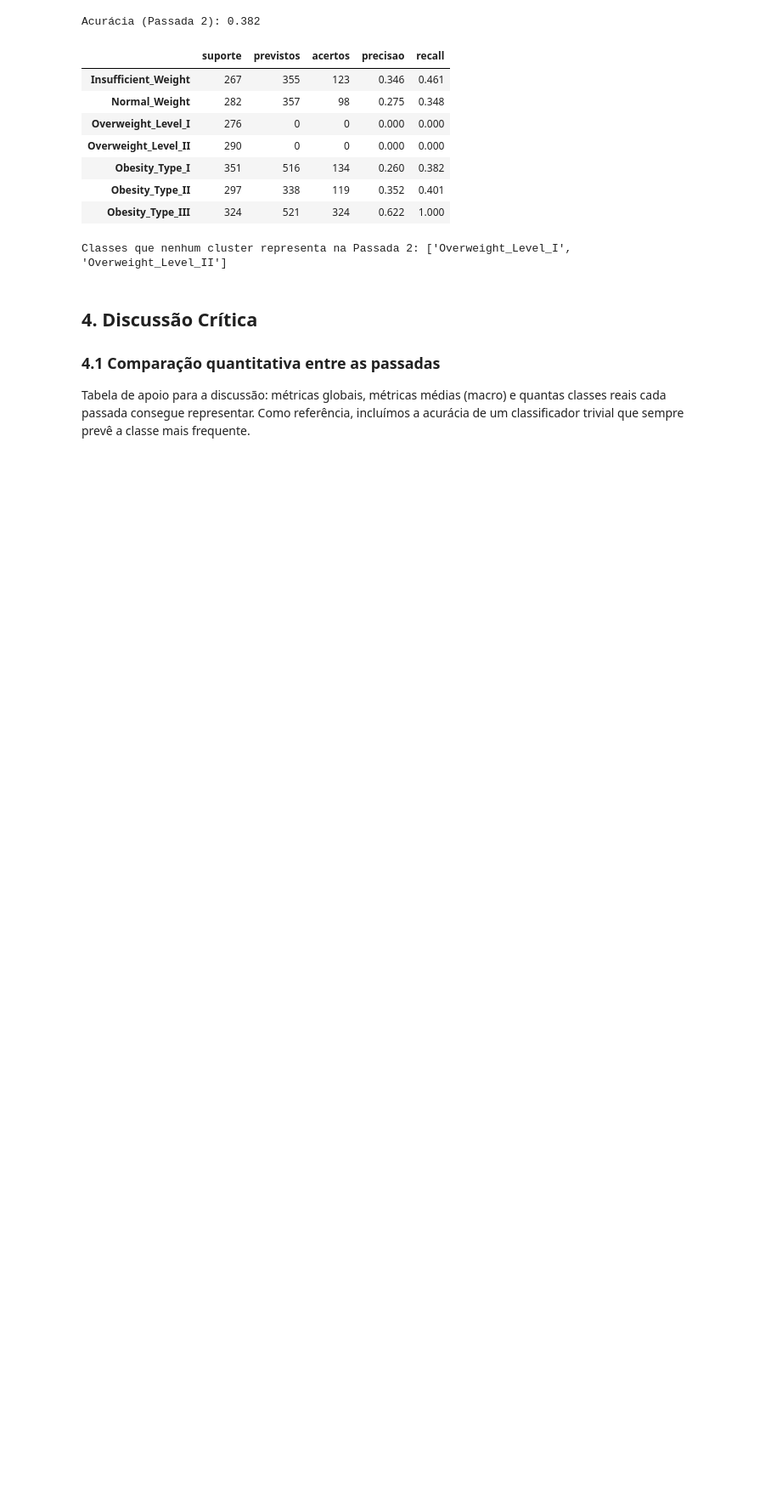
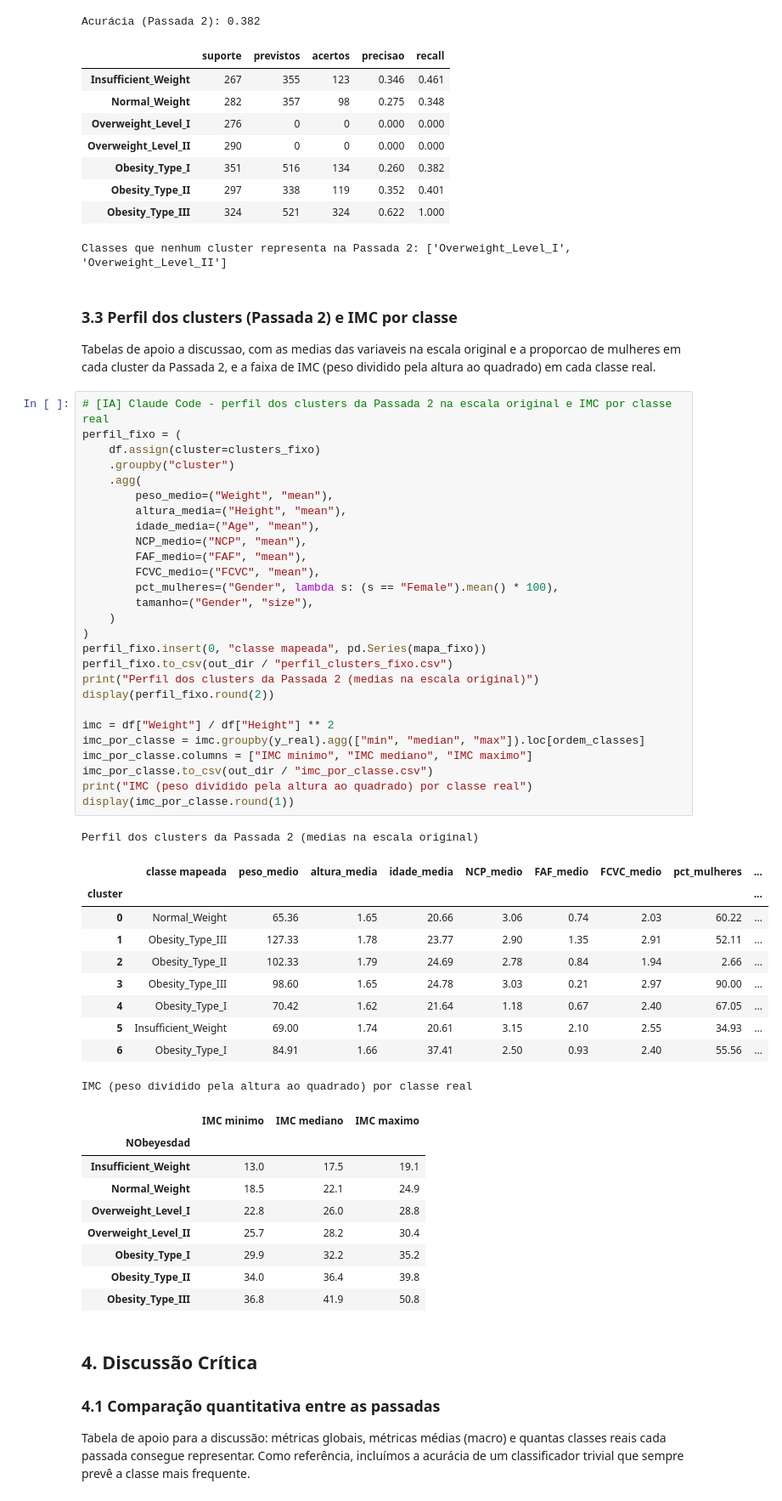
Before and after one commit to GalileuCMMoares/trabalho_AVD, a Jupyter notebook: notebooks/parte_comum/kmeans_metricas.ipynb, the cells around one changed output. Shown at 85% size. Cells and saved outputs as stored; diff of their text form; blank space fills up the shorter version.

```diff
--- a/notebooks/parte_comum/kmeans_metricas.ipynb
+++ b/notebooks/parte_comum/kmeans_metricas.ipynb
@@ -325,6 +325,58 @@ Acurácia (Passada 2): 0.382
 | Obesity_Type_II | 297 | 338 | 119 | 0.352 | 0.401 |
 | Obesity_Type_III | 324 | 521 | 324 | 0.622 | 1.000 |
 Classes que nenhum cluster representa na Passada 2: ['Overweight_Level_I', 'Overweight_Level_II']
+# %% [markdown]
+### 3.3 Perfil dos clusters (Passada 2) e IMC por classe
+
+Tabelas de apoio a discussao, com as medias das variaveis na escala original e a proporcao de mulheres em cada cluster da Passada 2, e a faixa de IMC (peso dividido pela altura ao quadrado) em cada classe real.
+# %%
+# [IA] Claude Code - perfil dos clusters da Passada 2 na escala original e IMC por classe real
+perfil_fixo = (
+    df.assign(cluster=clusters_fixo)
+    .groupby("cluster")
+    .agg(
+        peso_medio=("Weight", "mean"),
+        altura_media=("Height", "mean"),
+        idade_media=("Age", "mean"),
+        NCP_medio=("NCP", "mean"),
+        FAF_medio=("FAF", "mean"),
+        FCVC_medio=("FCVC", "mean"),
+        pct_mulheres=("Gender", lambda s: (s == "Female").mean() * 100),
+        tamanho=("Gender", "size"),
+    )
+)
+perfil_fixo.insert(0, "classe mapeada", pd.Series(mapa_fixo))
+perfil_fixo.to_csv(out_dir / "perfil_clusters_fixo.csv")
+print("Perfil dos clusters da Passada 2 (medias na escala original)")
+display(perfil_fixo.round(2))
+
+imc = df["Weight"] / df["Height"] ** 2
+imc_por_classe = imc.groupby(y_real).agg(["min", "median", "max"]).loc[ordem_classes]
+imc_por_classe.columns = ["IMC minimo", "IMC mediano", "IMC maximo"]
+imc_por_classe.to_csv(out_dir / "imc_por_classe.csv")
+print("IMC (peso dividido pela altura ao quadrado) por classe real")
+display(imc_por_classe.round(1))
+# %% [output]
+Perfil dos clusters da Passada 2 (medias na escala original)
+|  | classe mapeada | peso_medio | altura_media | idade_media | NCP_medio | FAF_medio | FCVC_medio | pct_mulheres | ... |
+| cluster |  |  |  |  |  |  |  |  | ... |
+| 0 | Normal_Weight | 65.36 | 1.65 | 20.66 | 3.06 | 0.74 | 2.03 | 60.22 | ... |
+| 1 | Obesity_Type_III | 127.33 | 1.78 | 23.77 | 2.90 | 1.35 | 2.91 | 52.11 | ... |
+| 2 | Obesity_Type_II | 102.33 | 1.79 | 24.69 | 2.78 | 0.84 | 1.94 | 2.66 | ... |
+| 3 | Obesity_Type_III | 98.60 | 1.65 | 24.78 | 3.03 | 0.21 | 2.97 | 90.00 | ... |
+| 4 | Obesity_Type_I | 70.42 | 1.62 | 21.64 | 1.18 | 0.67 | 2.40 | 67.05 | ... |
+| 5 | Insufficient_Weight | 69.00 | 1.74 | 20.61 | 3.15 | 2.10 | 2.55 | 34.93 | ... |
+| 6 | Obesity_Type_I | 84.91 | 1.66 | 37.41 | 2.50 | 0.93 | 2.40 | 55.56 | ... |
+IMC (peso dividido pela altura ao quadrado) por classe real
+|  | IMC minimo | IMC mediano | IMC maximo |
+| NObeyesdad |  |  |  |
+| Insufficient_Weight | 13.0 | 17.5 | 19.1 |
+| Normal_Weight | 18.5 | 22.1 | 24.9 |
+| Overweight_Level_I | 22.8 | 26.0 | 28.8 |
+| Overweight_Level_II | 25.7 | 28.2 | 30.4 |
+| Obesity_Type_I | 29.9 | 32.2 | 35.2 |
+| Obesity_Type_II | 34.0 | 36.4 | 39.8 |
+| Obesity_Type_III | 36.8 | 41.9 | 50.8 |
 # %% [markdown]
 ## 4. Discussão Crítica
 
```
Also changed, not shown: 4 other files.
